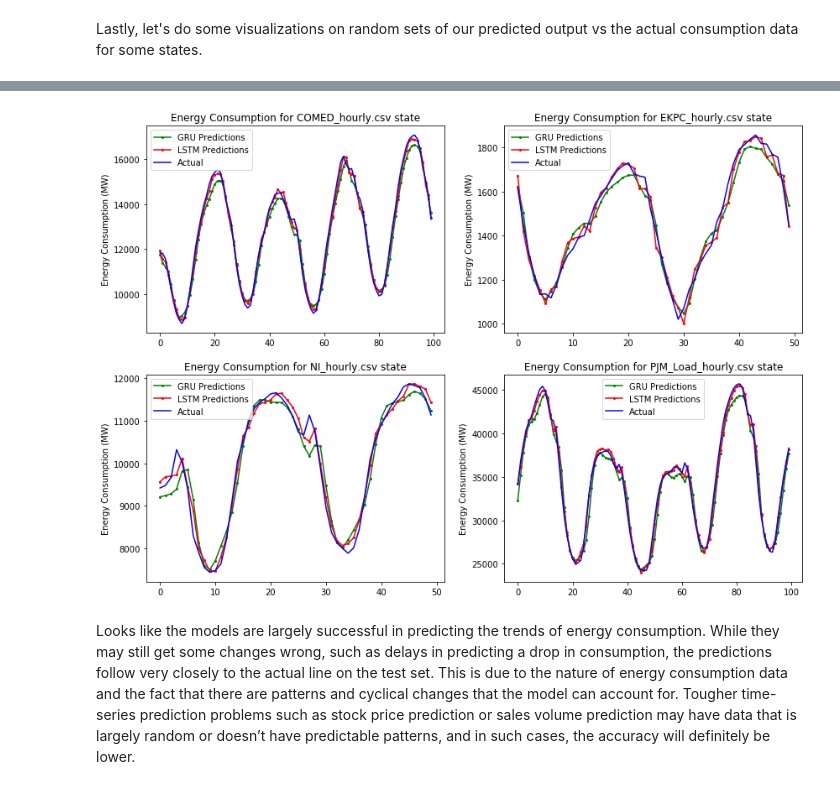
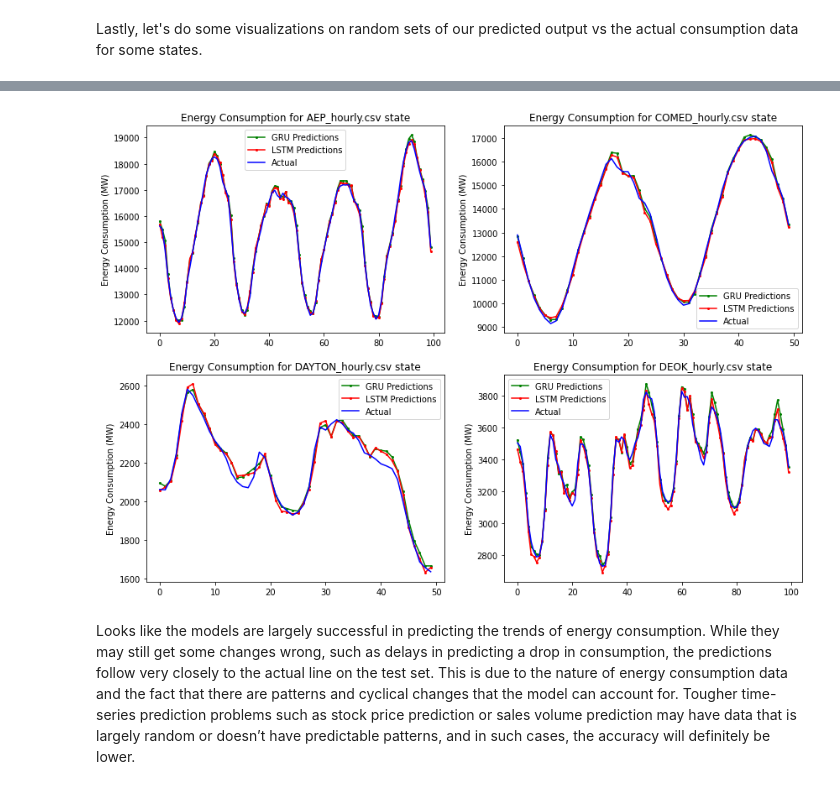
Before and after one commit to iamirmasoud/energy_consumption_prediction, a Jupyter notebook: Energy consumption prediction using LSTM-GRU in PyTorch.ipynb, the cells around one changed output, grey strips where cells are left out. Cells and saved outputs as stored; diff of their text form; code cells hidden in the pictures.

```diff
--- a/Energy consumption prediction using LSTM-GRU in PyTorch.ipynb
+++ b/Energy consumption prediction using LSTM-GRU in PyTorch.ipynb
@@ -389,8 +464,11 @@ Moving on to measuring the accuracy of both models, we’ll now use our evaluate
 # %% [markdown]
 ## Load the GRU model
+# %%
+# move device to cpu for evaluation to avoid GPU memory run
+device = "cpu"
 # %%
 hidden_dim = 256
-input_dim = next(iter(train_loader))[0].shape[2]
+input_dim = 5
 output_dim = 1
 n_layers = 2
 gru_model = GRUNet(input_dim, hidden_dim, output_dim, n_layers)
@@ -410,7 +488,7 @@ GRUNet(
 ## Load the LSTM model
 # %%
 hidden_dim = 256
-input_dim = next(iter(train_loader))[0].shape[2]
+input_dim = 5
 output_dim = 1
 n_layers = 2
 lstm_model = LSTMNet(input_dim, hidden_dim, output_dim, n_layers)
@@ -456,7 +534,8 @@ def evaluate(model, test_x, test_y, label_scalers):
         h = model.init_hidden(inputs.shape[0])
 
         # predict outputs
-        out, h = model(inputs.to(device).float(), h)
+        with torch.no_grad():
+            out, h = model(inputs.to(device).float(), h)
 
         outputs.append(
             label_scalers[file]
@@ -526,41 +595,41 @@ states_list
 # %%
 plt.figure(figsize=(14, 10))
 plt.subplot(2, 2, 1)
 plt.plot(gru_outputs[0][-100:], "-o", color="g", label="GRU Predictions", markersize=2)
 plt.plot(
     lstm_outputs[0][-100:], "-o", color="r", label="LSTM Predictions", markersize=2
 )
 plt.plot(targets[0][-100:], color="b", label="Actual")
 plt.ylabel("Energy Consumption (MW)")
 plt.title(f"Energy Consumption for {states_list[0]} state")
 plt.legend()
 
 plt.subplot(2, 2, 2)
-plt.plot(gru_outputs[2][-50:], "-o", color="g", label="GRU Predictions", markersize=2)
-plt.plot(lstm_outputs[2][-50:], "-o", color="r", label="LSTM Predictions", markersize=2)
-plt.plot(targets[2][-50:], color="b", label="Actual")
+plt.plot(gru_outputs[1][-50:], "-o", color="g", label="GRU Predictions", markersize=2)
+plt.plot(lstm_outputs[1][-50:], "-o", color="r", label="LSTM Predictions", markersize=2)
+plt.plot(targets[1][-50:], color="b", label="Actual")
+plt.ylabel("Energy Consumption (MW)")
+plt.title(f"Energy Consumption for {states_list[1]} state")
+plt.legend()
+
+plt.subplot(2, 2, 3)
+plt.plot(gru_outputs[2][:50], "-o", color="g", label="GRU Predictions", markersize=2)
+plt.plot(lstm_outputs[2][:50], "-o", color="r", label="LSTM Predictions", markersize=2)
+plt.plot(targets[2][:50], color="b", label="Actual")
 plt.ylabel("Energy Consumption (MW)")
 plt.title(f"Energy Consumption for {states_list[2]} state")
 plt.legend()
 
-plt.subplot(2, 2, 3)
-plt.plot(gru_outputs[4][:50], "-o", color="g", label="GRU Predictions", markersize=2)
-plt.plot(lstm_outputs[4][:50], "-o", color="r", label="LSTM Predictions", markersize=2)
-plt.plot(targets[4][:50], color="b", label="Actual")
-plt.ylabel("Energy Consumption (MW)")
-plt.title(f"Energy Consumption for {states_list[4]} state")
-plt.legend()
-
 plt.subplot(2, 2, 4)
-plt.plot(gru_outputs[5][:100], "-o", color="g", label="GRU Predictions", markersize=2)
-plt.plot(lstm_outputs[5][:100], "-o", color="r", label="LSTM Predictions", markersize=2)
-plt.plot(targets[5][:100], color="b", label="Actual")
-plt.title(f"Energy Consumption for {states_list[5]} state")
+plt.plot(gru_outputs[3][:100], "-o", color="g", label="GRU Predictions", markersize=2)
+plt.plot(lstm_outputs[3][:100], "-o", color="r", label="LSTM Predictions", markersize=2)
+plt.plot(targets[3][:100], color="b", label="Actual")
+plt.title(f"Energy Consumption for {states_list[3]} state")
 plt.ylabel("Energy Consumption (MW)")
 plt.legend()
 plt.show()
 # %% [output]
-[figure, old version]
+[figure, new version]
 # %% [markdown]
 Looks like the models are largely successful in predicting the trends of energy consumption. While they may still get some changes wrong, such as delays in predicting a drop in consumption, the predictions follow very closely to the actual line on the test set. This is due to the nature of energy consumption data and the fact that there are patterns and cyclical changes that the model can account for. Tougher time-series prediction problems such as stock price prediction or sales volume prediction may have data that is largely random or doesn’t have predictable patterns, and in such cases, the accuracy will definitely be lower.
 # %% [markdown]
```
Also changed, not shown: parts of 28 cells of this notebook, 8 other files.
